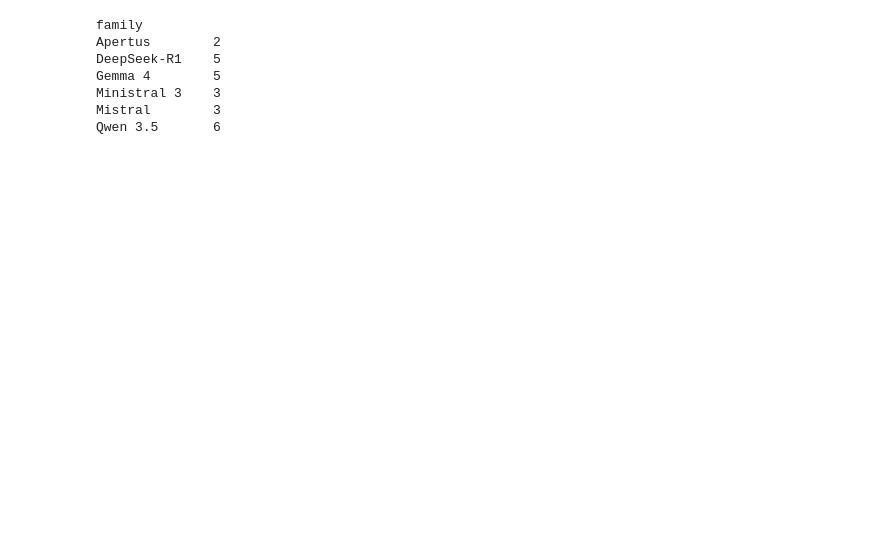
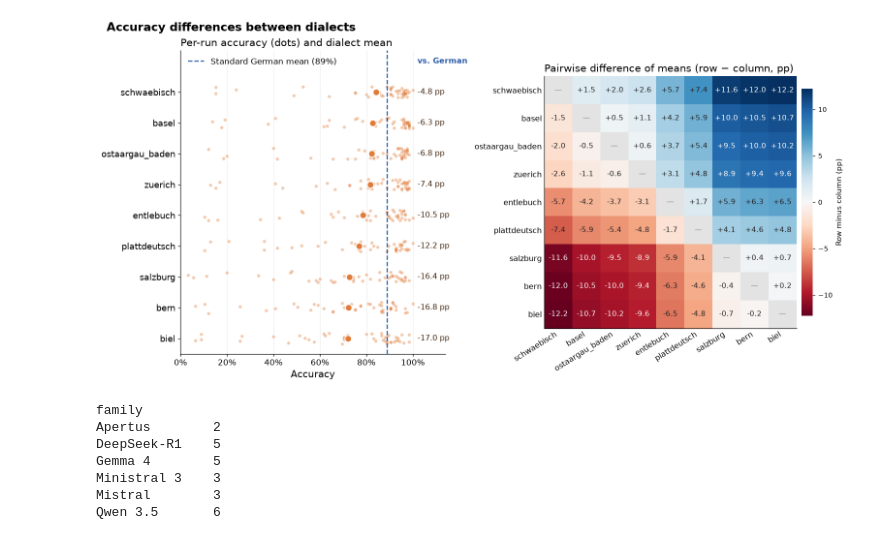
Before and after one commit to anaistha/Essentials_T_S, a Jupyter notebook: dialect_bench/diagrams.ipynb, the cells around one changed output. Drawn from its saved outputs; the diff is of its cells as text; code cells hidden in the pictures; blank space fills up the shorter version.

```diff
--- a/dialect_bench/diagrams.ipynb
+++ b/dialect_bench/diagrams.ipynb
@@ -234,0 +239,82 @@ plt.show()
+# %%
+# Chart 2b: accuracy differences between dialects.
+# Left: per-run accuracy per dialect. Right: mean difference for every dialect pair.
+dialect_names = {c: c.removeprefix("mgsm_").removesuffix("_complete") for c in dialect_cols}
+dialect_mean = acc[dialect_cols].mean().sort_values(ascending=False)
+order = dialect_mean.index.tolist()
+german_mean = acc["de"].mean()
+
+fig, (ax_lvl, ax_dif) = plt.subplots(
+    1, 2, figsize=(14, 6.8), gridspec_kw={"width_ratios": [1.05, 1]},
+    layout="constrained",
+)
+
+# Left: per-run accuracy per dialect, with the dialect mean and the German reference.
+y = np.arange(len(order))
+rng = np.random.default_rng(0)
+for yi, column in zip(y, order):
+    values = acc[column].to_numpy()
+    ax_lvl.scatter(values, yi + rng.uniform(-0.18, 0.18, len(values)),
+                   s=18, color=DIALECT_COLOR, alpha=0.40, linewidth=0, zorder=2)
+    ax_lvl.scatter(dialect_mean[column], yi, s=80, color=DIALECT_COLOR,
+                   edgecolor="white", linewidth=1.2, zorder=4)
+    gap = (dialect_mean[column] - german_mean) * 100
+    ax_lvl.text(1.02, yi, f"{gap:+.1f} pp", va="center", ha="left",
+                fontsize=10.5, color="#3D1F08")
+
+ax_lvl.axvline(german_mean, color=DE_COLOR, linestyle="--", linewidth=1.6, zorder=3,
+               label=f"Standard German mean ({german_mean:.0%})")
+ax_lvl.text(1.02, -1.0, "vs. German", va="center", ha="left",
+            fontsize=10.5, fontweight="bold", color=DE_COLOR)
+ax_lvl.set_yticks(y)
+ax_lvl.set_yticklabels([dialect_names[c] for c in order], fontsize=11.5)
+ax_lvl.set_ylim(len(order) - 0.5, -1.35)  # top band holds the legend and column header
+ax_lvl.set_xlim(0, 1.14)
+ax_lvl.xaxis.set_major_formatter(PercentFormatter(1.0, decimals=0))
+ax_lvl.set_xlabel("Accuracy", fontsize=13)
+ax_lvl.grid(axis="x", color="#E3E3E3", linewidth=0.5)
+ax_lvl.set_axisbelow(True)
+ax_lvl.tick_params(axis="x", labelsize=11)
+ax_lvl.legend(loc="upper left", frameon=False, fontsize=11)
+ax_lvl.set_title("Per-run accuracy (dots) and dialect mean", loc="left", fontsize=14)
+
+# Right: every pairwise difference between dialect means.
+means_pp = dialect_mean.to_numpy() * 100
+diff = means_pp[:, None] - means_pp[None, :]
+masked = np.ma.masked_array(diff, np.eye(len(order), dtype=bool))
+cmap = plt.get_cmap("RdBu").copy()
+cmap.set_bad("#E3E3E3")
+vmax = np.abs(diff).max()
+image = ax_dif.imshow(masked, cmap=cmap, vmin=-vmax, vmax=vmax)
+
+for i in range(len(order)):
+    for j in range(len(order)):
+        if i == j:
+            ax_dif.text(j, i, "—", ha="center", va="center", fontsize=10, color="#888888")
+            continue
+        value = diff[i, j]
+        ax_dif.text(j, i, f"{value:+.1f}", ha="center", va="center", fontsize=10,
+                    color="white" if abs(value) > 0.62 * vmax else "#222222")
+
+ax_dif.set_xticks(range(len(order)))
+ax_dif.set_xticklabels([dialect_names[c] for c in order], rotation=32, ha="right", fontsize=10.5)
+ax_dif.set_yticks(range(len(order)))
+ax_dif.set_yticklabels([dialect_names[c] for c in order], fontsize=10.5)
+ax_dif.tick_params(length=0)
+ax_dif.set_title("Pairwise difference of means (row − column, pp)", loc="left", fontsize=14)
+
+bar = fig.colorbar(image, ax=ax_dif, fraction=0.045, pad=0.02)
+bar.set_label("Row minus column (pp)", fontsize=10)
+bar.ax.tick_params(labelsize=9)
+bar.outline.set_visible(False)
+
+fig.suptitle("Accuracy differences between dialects", x=0.01, ha="left",
+             fontsize=16, fontweight="bold")
+
+svg_path = ROOT / "images" / "dialect_differences.svg"
+svg_path.parent.mkdir(parents=True, exist_ok=True)
+fig.savefig(svg_path, bbox_inches="tight")
+print(f"saved {svg_path.relative_to(ROOT)}")
+
+plt.show()
+# %% [output]
@@ -235,3 +322,4 @@ plt.show()
+[figure, added]
 # %%
 # xact parameter counts from run_info.jsonl, grouped by family.
 # Single-size (Qwen 3.8) and undisclosed-size (Claude, Codex) families are skipped.
```
Also changed, not shown: parts of 10 cells of this notebook, 2 other files.
